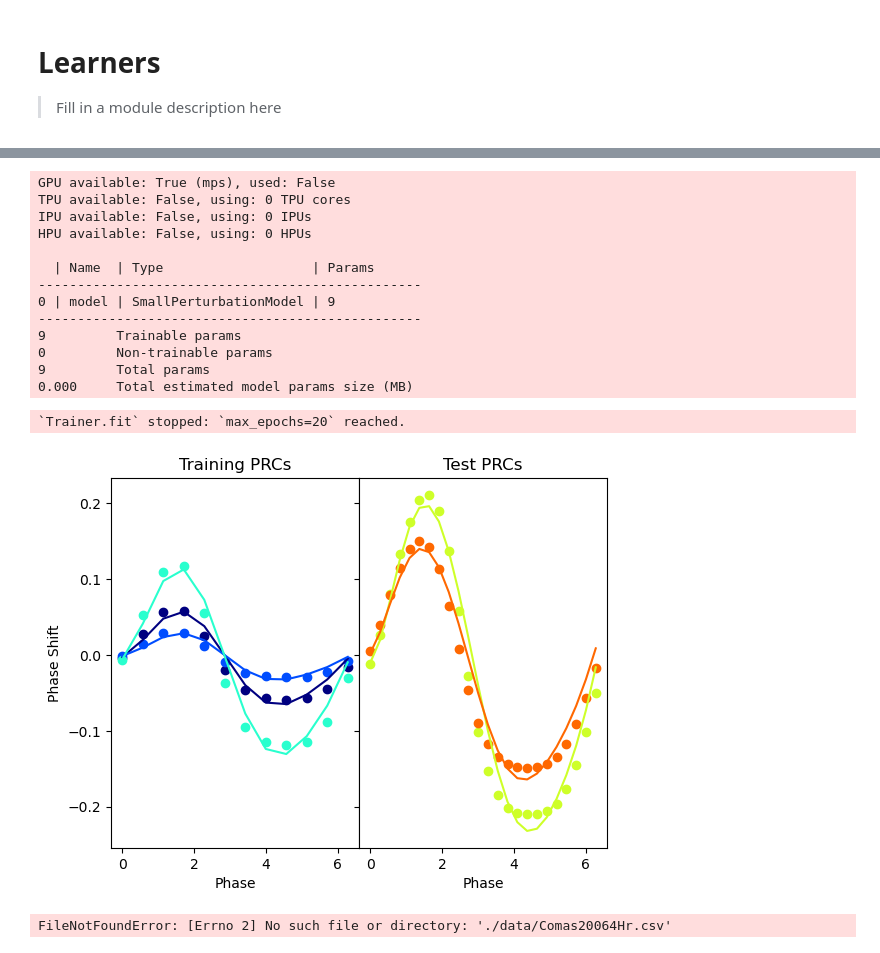
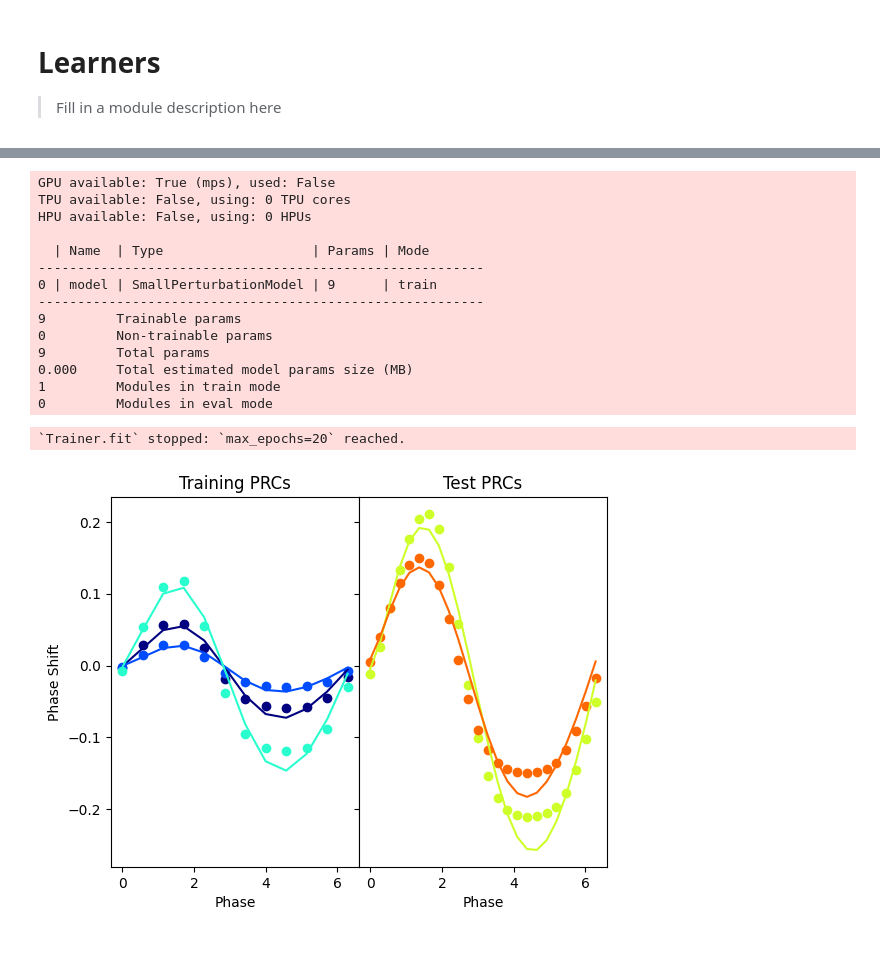
Before and after one commit to khannay/deepPRC, a Jupyter notebook: nbs/02_learners.ipynb, the cells around one changed output, grey strips where cells are left out. Drawn from its saved outputs; the diff is of its cells as text; code cells hidden in the pictures.

```diff
--- a/nbs/02_learners.ipynb
+++ b/nbs/02_learners.ipynb
@@ -277,8 +382,6 @@ HPU available: False, using: 0 HPUs
 # %%
 vdp_model = VDP()
-train_sim_model(vdp_model,
-                use_ann=True,
-                epochs=20)
+train_sim_model(vdp_model, use_ann=True, epochs=20)
 # %% [output]
 GPU available: True (mps), used: False
 TPU available: False, using: 0 TPU cores
@@ -298,25 +404,20 @@ HPU available: False, using: 0 HPUs
 # %%
-train_sim_model(vdp_model,
-                use_ann=False,
-                epochs=20)
+train_sim_model(vdp_model, use_ann=False, epochs=20)
 # %% [output]
 GPU available: True (mps), used: False
 TPU available: False, using: 0 TPU cores
-IPU available: False, using: 0 IPUs
 HPU available: False, using: 0 HPUs
 
-  | Name  | Type                   | Params
--------------------------------------------------
-0 | model | SmallPerturbationModel | 9
--------------------------------------------------
+  | Name  | Type                   | Params | Mode
+---------------------------------------------------------
+0 | model | SmallPerturbationModel | 9      | train
+---------------------------------------------------------
 9         Trainable params
 0         Non-trainable params
 9         Total params
 0.000     Total estimated model params size (MB)
+1         Modules in train mode
+0         Modules in eval mode
 `Trainer.fit` stopped: `max_epochs=20` reached.
-[figure, old version]
+[figure, new version]
-# %%
-train_mouse(use_ann=True, epochs=3)
-# %% [output]
-FileNotFoundError: [Errno 2] No such file or directory: './data/Comas20064Hr.csv'
 # %%
```
Also changed, not shown: parts of 14 cells of this notebook, 7 other files.
